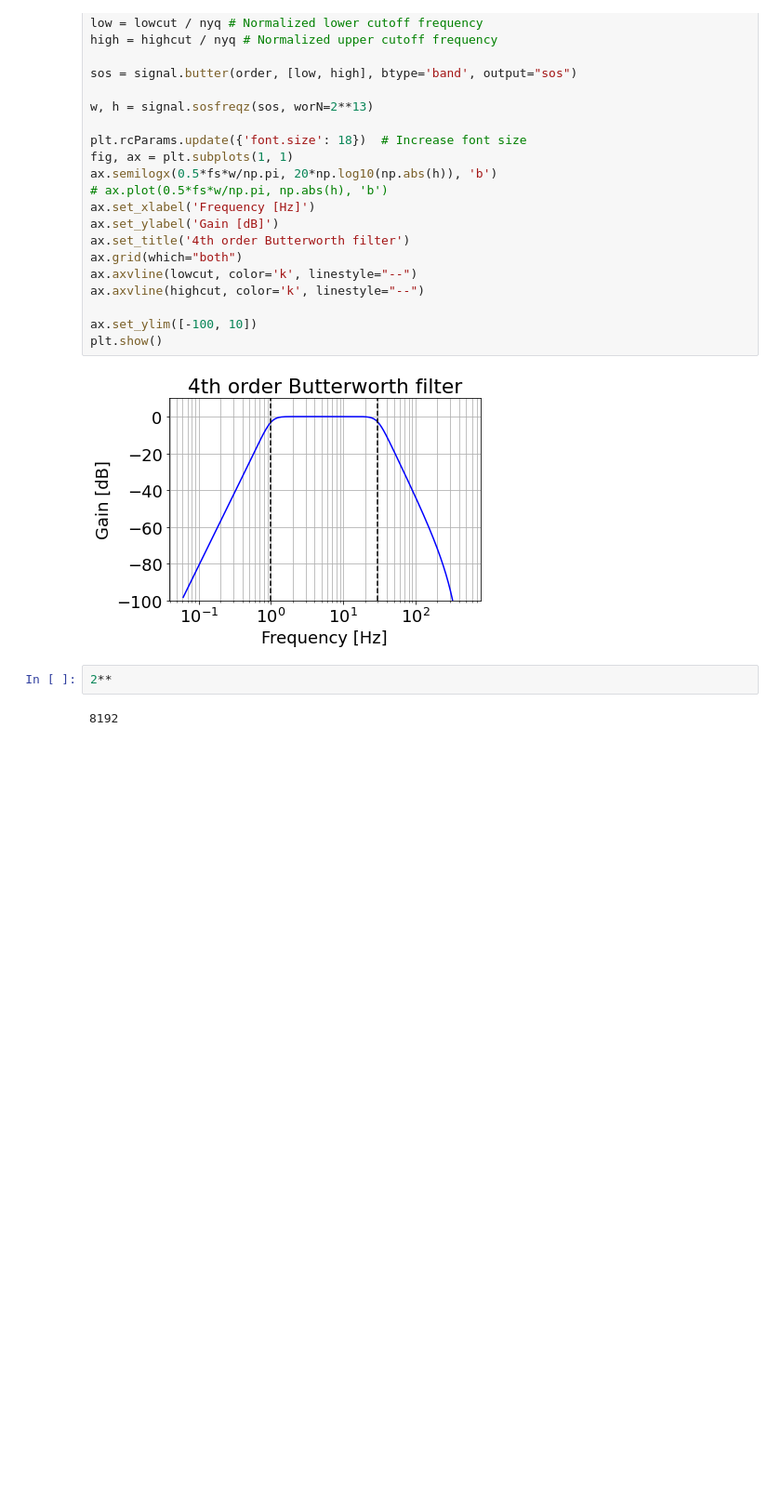
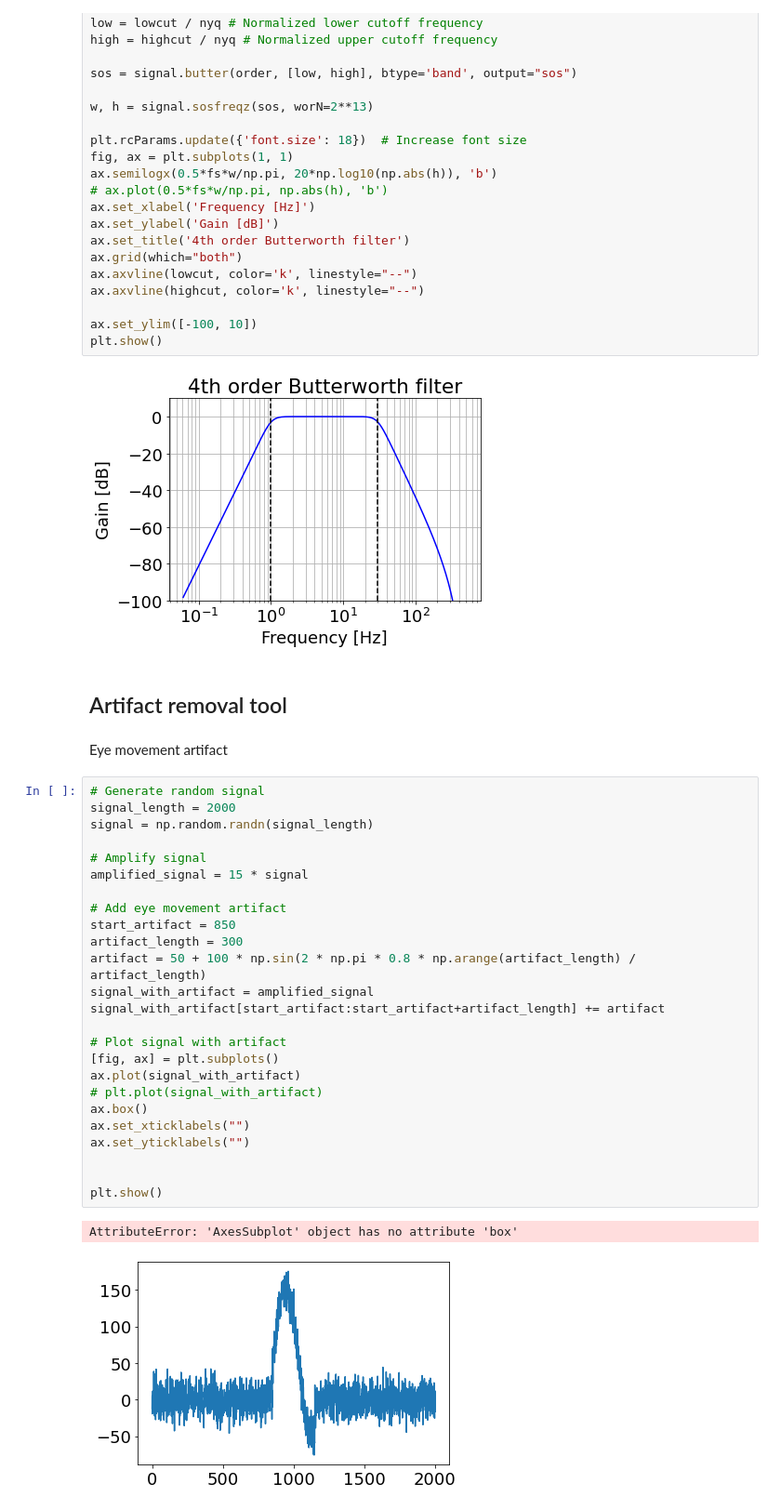
Before and after one commit to danielcomaduran/artifact-removal-tool-validation, a Jupyter notebook: Notebooks/03_poster_figures.ipynb, the cells around one changed output. Shown: that part at 93% size. Cells and saved outputs as stored; diff of their text form; blank space fills up the shorter version.

```diff
--- a/Notebooks/03_poster_figures.ipynb
+++ b/Notebooks/03_poster_figures.ipynb
@@ -39,7 +39,35 @@ ax.set_ylim([-100, 10])
 plt.show()
 # %% [output]
 [figure]
-# %%
-2**
-# %% [output]
-8192
+# %% [markdown]
+## Artifact removal tool
+# %% [markdown]
+Eye movement artifact
+# %%
+# Generate random signal
+signal_length = 2000
+signal = np.random.randn(signal_length)
+
+# Amplify signal
+amplified_signal = 15 * signal
+
+# Add eye movement artifact
+start_artifact = 850
+artifact_length = 300
+artifact = 50 + 100 * np.sin(2 * np.pi * 0.8 * np.arange(artifact_length) / artifact_length)
+signal_with_artifact = amplified_signal
+signal_with_artifact[start_artifact:start_artifact+artifact_length] += artifact
+
+# Plot signal with artifact
+[fig, ax] = plt.subplots()
+ax.plot(signal_with_artifact)
+# plt.plot(signal_with_artifact)
+ax.box()
+ax.set_xticklabels("")
+ax.set_yticklabels("")
+
+
+plt.show()
+# %% [output]
+AttributeError: 'AxesSubplot' object has no attribute 'box'
+[figure, added]
```
Also changed, not shown: parts of 1 cell of this notebook.
